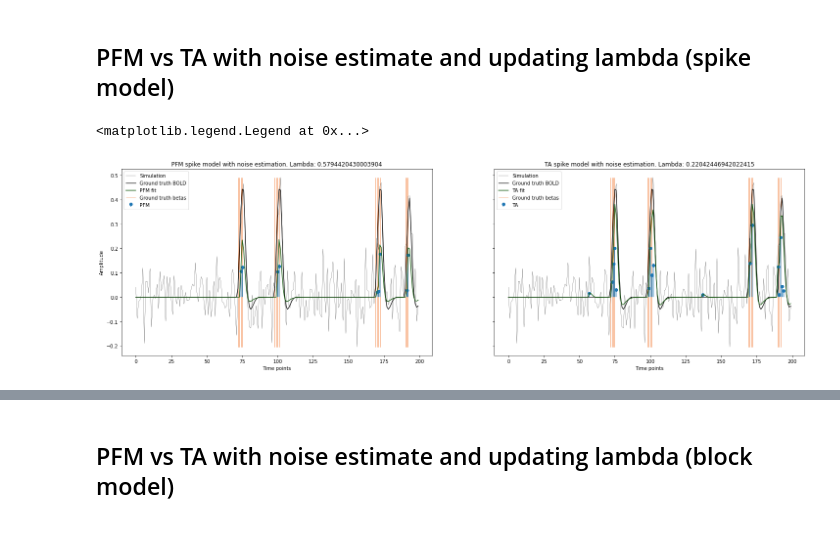
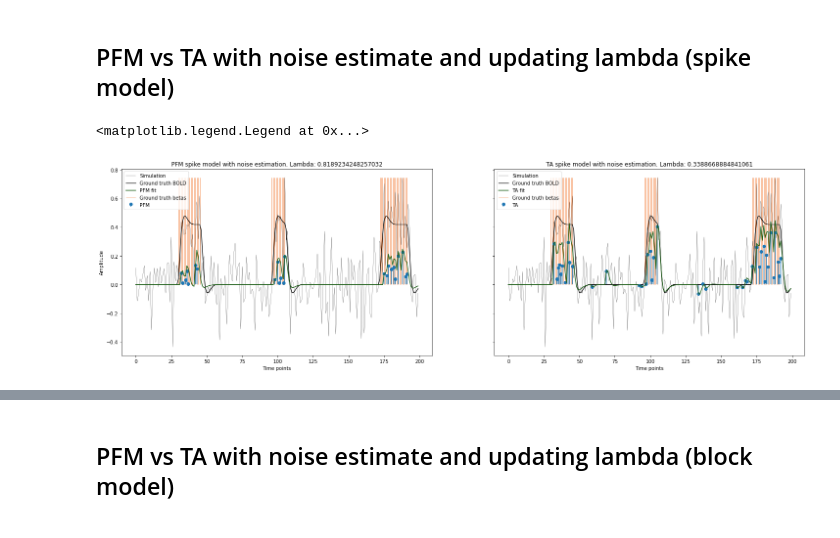
Before and after one commit to eurunuela/pfm_vs_ta, a Jupyter notebook: pfm_vs_ta.ipynb, the cells around one changed output, grey strips where cells are left out. Saved outputs shown, nothing was run; the diff lists cells and outputs as text; code cells hidden in the pictures.

Commit message:
Add new plots to compare converged lambda

```diff
--- a/pfm_vs_ta.ipynb
+++ b/pfm_vs_ta.ipynb
@@ -25,10 +30,12 @@ sim = fMRIsim()
 sim.nvoxels = 1
 sim.nevents = 4
 sim.min_length = 1 # Minimun TR length of an event
-sim.max_length = 5 # Maximum TR length of an event
+sim.max_length = 20 # Maximum TR length of an event
 sim.gap = 40 # Number of timepoints between events
 sim.te = [35] # Must be a list
-sim.db = 3 # SNR
+sim.db = 2 # SNR
+sim.tr = 2
+sim.duration = 400
 
 # Simulate timeseries
 sim.simulate()
@@ -481,33 +488,33 @@ for vox_idx in range(1):
 # Get results
 pfm_spikes_plot = pfm_spikes.copy()
 ta_spikes_plot = ta_spikes.copy()
 
 # Get fit.
 pfm_2_plot_fit = np.dot(hrf, pfm_spikes_plot)
 ta_2_plot_fit = np.dot(hrf, ta_spikes_plot)
 
 # Make zeros nan to avoid plotting them
 pfm_spikes_plot[abs(pfm_spikes_plot) < min_coeff_amplitude] = np.nan
 ta_spikes_plot[abs(ta_spikes_plot) < min_coeff_amplitude] = np.nan
 
 
 fig, (ax1, ax2) = plt.subplots(1, 2, sharey=True, figsize=(25,7))
 ax1.plot(y, color='black', linewidth=.3, label='Simulation')
 ax1.plot(ground_truth_bold, color='black', linewidth='1.3', label='Ground truth BOLD')
-ax1.vlines(np.where(ground_truth_beta != 0)[0], ymin=np.min(data), ymax=np.max(data), color='#f17c37', linewidth=0.9, label='Ground truth betas')
+ax1.vlines(np.where(ground_truth_beta != 0)[0], ymin=0, ymax=np.max(data), color='#f17c37', linewidth=0.9, label='Ground truth betas')
 ax1.stem(pfm_spikes_plot, label='PFM', use_line_collection=True, basefmt=" ")
 ax1.plot(pfm_2_plot_fit, color='#1f611a', label='PFM fit')
 ax1.set(xlabel='Time points', ylabel='Amplitude')
 ax1.set_title(f'PFM spike model with noise estimation. Lambda: {pfm_spike_last_lambda[0]}')
 ax1.legend()
 ax2.plot(y, color='black', linewidth=.3, label='Simulation')
 ax2.plot(ground_truth_bold, color='black', linewidth='1.3', label='Ground truth BOLD')
-ax2.vlines(np.where(ground_truth_beta != 0)[0], ymin=np.min(data), ymax=np.max(data), color='#f17c37', linewidth=0.9, label='Ground truth betas')
+ax2.vlines(np.where(ground_truth_beta != 0)[0], ymin=0, ymax=np.max(data), color='#f17c37', linewidth=0.9, label='Ground truth betas')
 ax2.stem(ta_spikes_plot, label='TA', use_line_collection=True, basefmt=" ")
 ax2.plot(ta_2_plot_fit, color='#1f611a', label='TA fit')
 ax2.set(xlabel='Time points')
 ax2.set_title(f'TA spike model with noise estimation. Lambda: {ta_spike_last_lambda[0]}')
 ax2.legend()
 # %% [output]
 <matplotlib.legend.Legend at 0x...>
-[figure, old version]
+[figure, new version]
```
Also changed, not shown: parts of 16 cells of this notebook.
